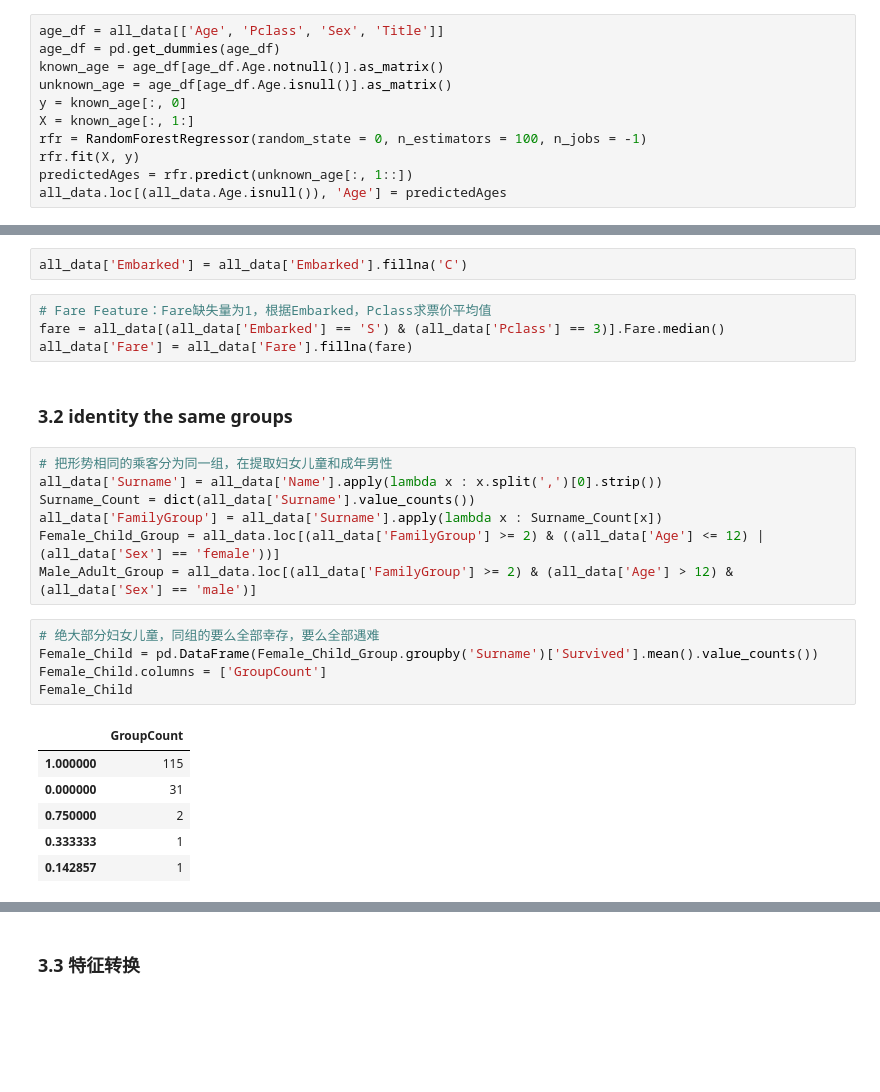
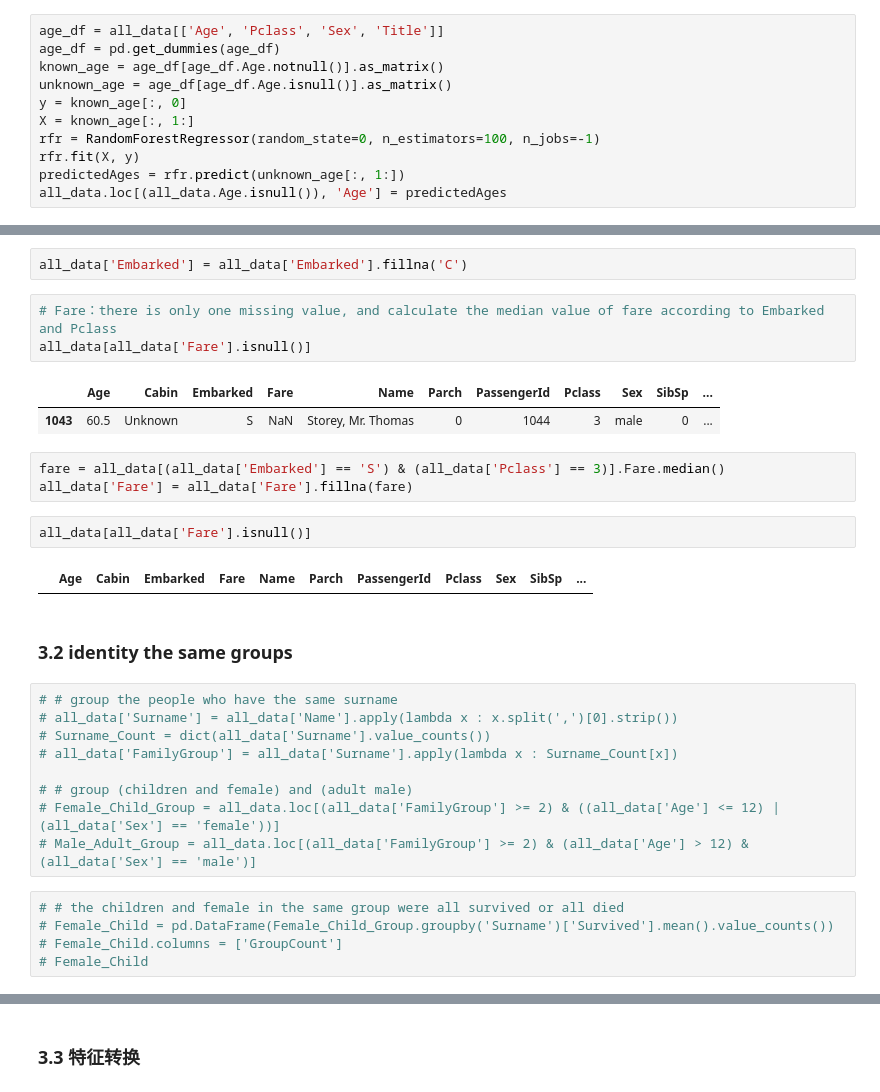
Before and after one commit to kyle-cloud/kaggle, a Jupyter notebook: projects/titanic/Titanic.ipynb, the cells around one changed output, grey strips where cells are left out. Drawn from its saved outputs; the diff is of its cells as text; blank space fills up the shorter version.

```diff
--- a/projects/titanic/Titanic.ipynb
+++ b/projects/titanic/Titanic.ipynb
@@ -176,9 +180,9 @@ known_age = age_df[age_df.Age.notnull()].as_matrix()
 unknown_age = age_df[age_df.Age.isnull()].as_matrix()
 y = known_age[:, 0]
 X = known_age[:, 1:]
-rfr = RandomForestRegressor(random_state = 0, n_estimators = 100, n_jobs = -1)
+rfr = RandomForestRegressor(random_state=0, n_estimators=100, n_jobs=-1)
 rfr.fit(X, y)
-predictedAges = rfr.predict(unknown_age[:, 1::])
+predictedAges = rfr.predict(unknown_age[:, 1:])
 all_data.loc[(all_data.Age.isnull()), 'Age'] = predictedAges
 # %%
 all_data[all_data['Age'].isnull()]
@@ -207,29 +211,33 @@ Pclass  Embarked
 Name: Fare, dtype: float64
 # %%
 all_data['Embarked'] = all_data['Embarked'].fillna('C')
+# %%
+# Fare：there is only one missing value, and calculate the median value of fare according to Embarked and Pclass
+all_data[all_data['Fare'].isnull()]
+# %% [output]
+|  | Age | Cabin | Embarked | Fare | Name | Parch | PassengerId | Pclass | Sex | SibSp | ... |
+| 1043 | 60.5 | Unknown | S | NaN | Storey, Mr. Thomas | 0 | 1044 | 3 | male | 0 | ... |
 # %%
-# Fare Feature：Fare缺失量为1，根据Embarked，Pclass求票价平均值
 fare = all_data[(all_data['Embarked'] == 'S') & (all_data['Pclass'] == 3)].Fare.median()
 all_data['Fare'] = all_data['Fare'].fillna(fare)
+# %%
+all_data[all_data['Fare'].isnull()]
+# %% [output]
+|  | Age | Cabin | Embarked | Fare | Name | Parch | PassengerId | Pclass | Sex | SibSp | ... |
 # %% [markdown]
 ### 3.2 identity the same groups
 # %%
-# 把形势相同的乘客分为同一组，在提取妇女儿童和成年男性
-all_data['Surname'] = all_data['Name'].apply(lambda x : x.split(',')[0].strip())
-Surname_Count = dict(all_data['Surname'].value_counts())
-all_data['FamilyGroup'] = all_data['Surname'].apply(lambda x : Surname_Count[x])
-Female_Child_Group = all_data.loc[(all_data['FamilyGroup'] >= 2) & ((all_data['Age'] <= 12) | (all_data['Sex'] == 'female'))]
-Male_Adult_Group = all_data.loc[(all_data['FamilyGroup'] >= 2) & (all_data['Age'] > 12) & (all_data['Sex'] == 'male')]
+# # group the people who have the same surname
+# all_data['Surname'] = all_data['Name'].apply(lambda x : x.split(',')[0].strip())
+# Surname_Count = dict(all_data['Surname'].value_counts())
+# all_data['FamilyGroup'] = all_data['Surname'].apply(lambda x : Surname_Count[x])
+
+# # group (children and female) and (adult male)
+# Female_Child_Group = all_data.loc[(all_data['FamilyGroup'] >= 2) & ((all_data['Age'] <= 12) | (all_data['Sex'] == 'female'))]
+# Male_Adult_Group = all_data.loc[(all_data['FamilyGroup'] >= 2) & (all_data['Age'] > 12) & (all_data['Sex'] == 'male')]
 # %%
-# 绝大部分妇女儿童，同组的要么全部幸存，要么全部遇难
-Female_Child = pd.DataFrame(Female_Child_Group.groupby('Surname')['Survived'].mean().value_counts())
-Female_Child.columns = ['GroupCount']
-Female_Child
+# # the children and female in the same group were all survived or all died
+# Female_Child = pd.DataFrame(Female_Child_Group.groupby('Surname')['Survived'].mean().value_counts())
+# Female_Child.columns = ['GroupCount']
+# Female_Child
-# %% [output]
-|  | GroupCount |
-| 1.000000 | 115 |
-| 0.000000 | 31 |
-| 0.750000 | 2 |
-| 0.333333 | 1 |
-| 0.142857 | 1 |
 # %%
```
Also changed, not shown: parts of 19 cells of this notebook, 1 other file.
